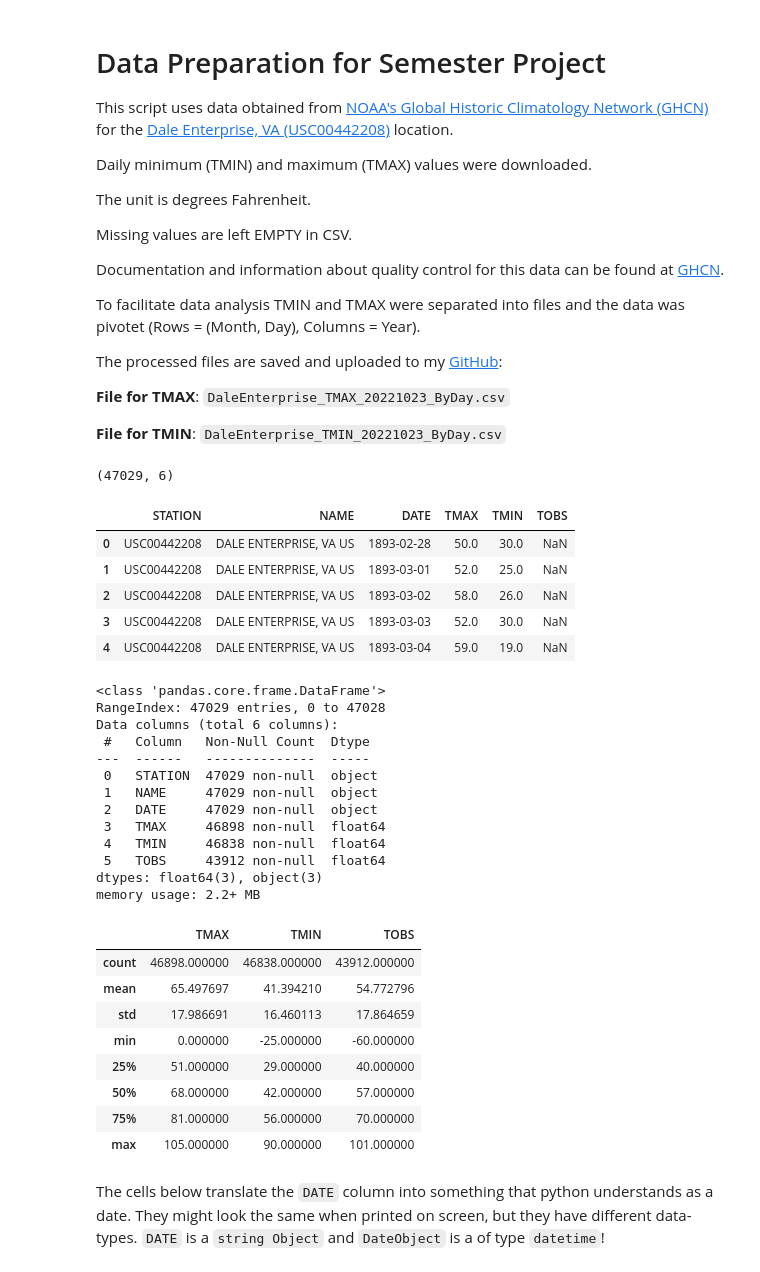
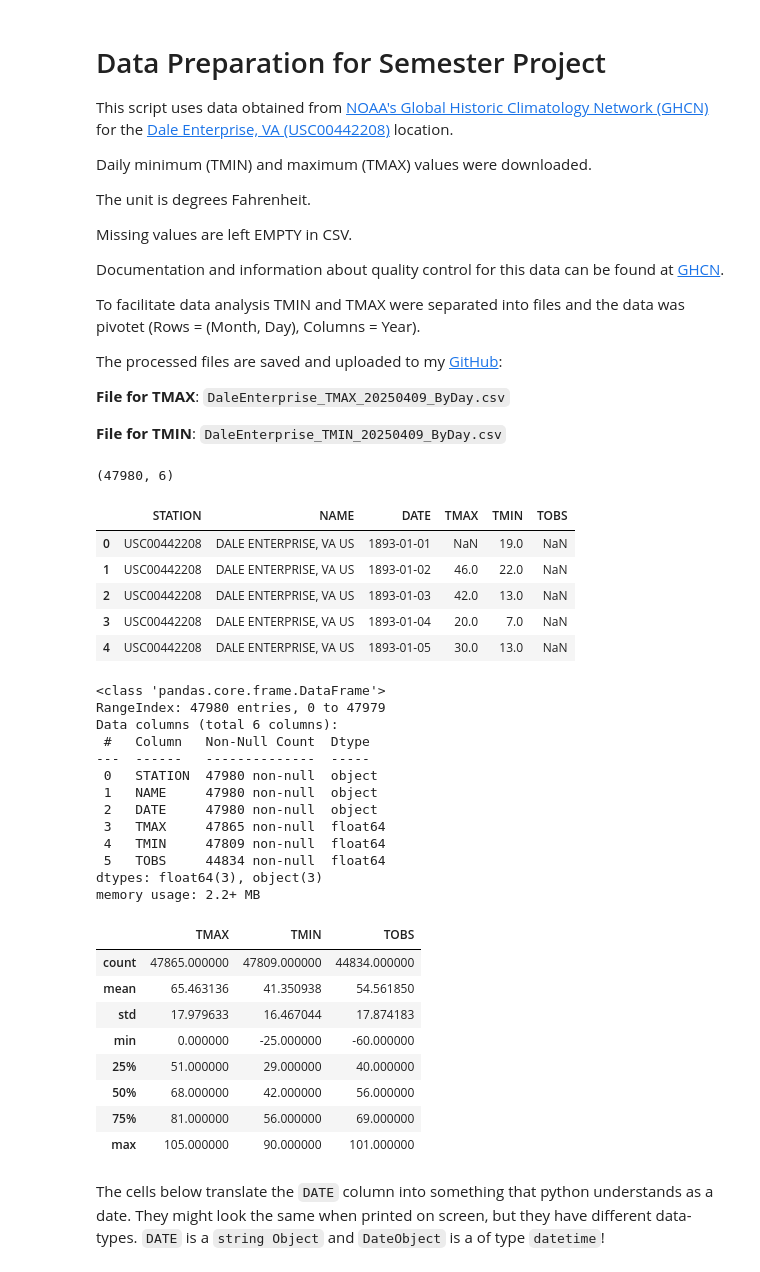
Before and after one commit to TobGerken/ISAT300, a Jupyter notebook: SemesterProject/DataPreparation.ipynb, the cells around one changed output. Saved outputs shown, nothing was run; the diff lists cells and outputs as text; code cells hidden in the pictures.

```diff
--- a/SemesterProject/DataPreparation.ipynb
+++ b/SemesterProject/DataPreparation.ipynb
@@ -19,9 +19,9 @@ To facilitate data analysis TMIN and TMAX were separated into files and the data
 
 The processed files are saved and uploaded to my [GitHub](https://github.com/TobGerken/ISAT300/tree/main/SemesterProject):
 
-**File for TMAX**: `DaleEnterprise_TMAX_20221023_ByDay.csv`
+**File for TMAX**: `DaleEnterprise_TMAX_20250409_ByDay.csv`
 
-**File for TMIN**: `DaleEnterprise_TMIN_20221023_ByDay.csv`
+**File for TMIN**: `DaleEnterprise_TMIN_20250409_ByDay.csv`
 # %%
 # running this will import pandas and numpy.
 import pandas as pd
@@ -29,34 +29,34 @@ import numpy as np
 import matplotlib.pyplot as plt
 # %%
 # We read in the data and show the first few rows
-DaleEnterPriseData = 'https://raw.githubusercontent.com/TobGerken/ISAT300/main/SemesterProject/DaleEnterprise_TMINTMAXTOBS_20221023.csv'
+DaleEnterPriseData = 'https://raw.githubusercontent.com/TobGerken/ISAT300/main/SemesterProject/DaleEnterprise_TMINTMAXTOBS_20250409.csv'
 
 df= pd.read_csv(DaleEnterPriseData)
 print(df.shape)
 df.head()
 # %% [output]
-(47029, 6)
+(47980, 6)
 |  | STATION | NAME | DATE | TMAX | TMIN | TOBS |
-| 0 | USC00442208 | DALE ENTERPRISE, VA US | 1893-02-28 | 50.0 | 30.0 | NaN |
-| 1 | USC00442208 | DALE ENTERPRISE, VA US | 1893-03-01 | 52.0 | 25.0 | NaN |
-| 2 | USC00442208 | DALE ENTERPRISE, VA US | 1893-03-02 | 58.0 | 26.0 | NaN |
-| 3 | USC00442208 | DALE ENTERPRISE, VA US | 1893-03-03 | 52.0 | 30.0 | NaN |
-| 4 | USC00442208 | DALE ENTERPRISE, VA US | 1893-03-04 | 59.0 | 19.0 | NaN |
+| 0 | USC00442208 | DALE ENTERPRISE, VA US | 1893-01-01 | NaN | 19.0 | NaN |
+| 1 | USC00442208 | DALE ENTERPRISE, VA US | 1893-01-02 | 46.0 | 22.0 | NaN |
+| 2 | USC00442208 | DALE ENTERPRISE, VA US | 1893-01-03 | 42.0 | 13.0 | NaN |
+| 3 | USC00442208 | DALE ENTERPRISE, VA US | 1893-01-04 | 20.0 | 7.0 | NaN |
+| 4 | USC00442208 | DALE ENTERPRISE, VA US | 1893-01-05 | 30.0 | 13.0 | NaN |
 # %%
 # You can see that there are missing values in the file because TMAX and TMIN have fewer non-null values than the DATE column.
 df.info()
 # %% [output]
 <class 'pandas.core.frame.DataFrame'>
-RangeIndex: 47029 entries, 0 to 47028
+RangeIndex: 47980 entries, 0 to 47979
 Data columns (total 6 columns):
  #   Column   Non-Null Count  Dtype
 ---  ------   --------------  -----
- 0   STATION  47029 non-null  object
- 1   NAME     47029 non-null  object
- 2   DATE     47029 non-null  object
- 3   TMAX     46898 non-null  float64
- 4   TMIN     46838 non-null  float64
- 5   TOBS     43912 non-null  float64
+ 0   STATION  47980 non-null  object
+ 1   NAME     47980 non-null  object
+ 2   DATE     47980 non-null  object
+ 3   TMAX     47865 non-null  float64
+ 4   TMIN     47809 non-null  float64
+ 5   TOBS     44834 non-null  float64
 dtypes: float64(3), object(3)
 memory usage: 2.2+ MB
 # %%
@@ -64,13 +64,13 @@ memory usage: 2.2+ MB
 df.describe()
 # %% [output]
 |  | TMAX | TMIN | TOBS |
-| count | 46898.000000 | 46838.000000 | 43912.000000 |
-| mean | 65.497697 | 41.394210 | 54.772796 |
-| std | 17.986691 | 16.460113 | 17.864659 |
+| count | 47865.000000 | 47809.000000 | 44834.000000 |
+| mean | 65.463136 | 41.350938 | 54.561850 |
+| std | 17.979633 | 16.467044 | 17.874183 |
 | min | 0.000000 | -25.000000 | -60.000000 |
 | 25% | 51.000000 | 29.000000 | 40.000000 |
-| 50% | 68.000000 | 42.000000 | 57.000000 |
-| 75% | 81.000000 | 56.000000 | 70.000000 |
+| 50% | 68.000000 | 42.000000 | 56.000000 |
+| 75% | 81.000000 | 56.000000 | 69.000000 |
 | max | 105.000000 | 90.000000 | 101.000000 |
 # %% [markdown]
 The cells below translate the `DATE` column into something that python understands as a date. They might look the same when printed on screen, but they have different data-types. `DATE` is a `string Object` and `DateObject` is a of type `datetime`!
```
Also changed, not shown: parts of 4 cells of this notebook.
